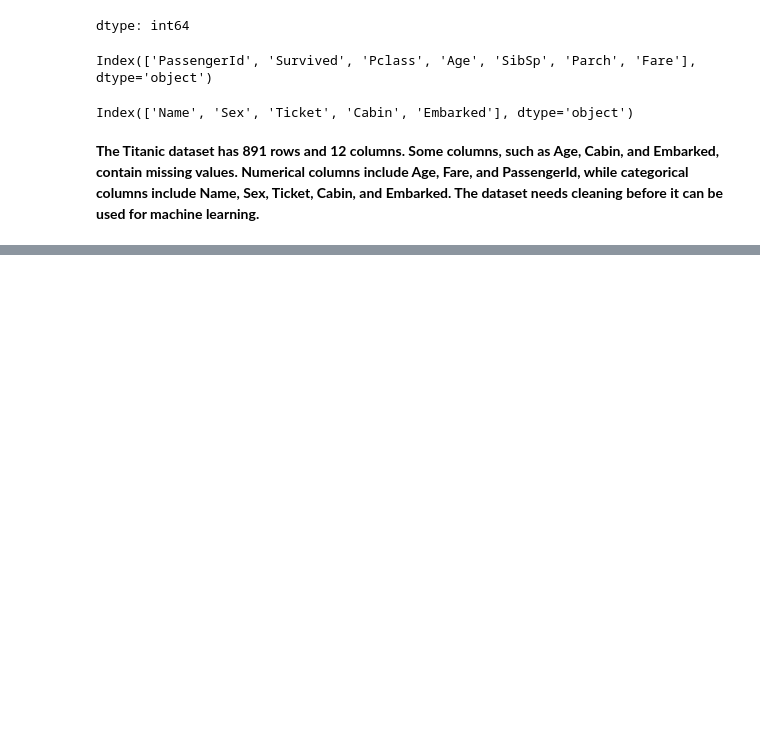
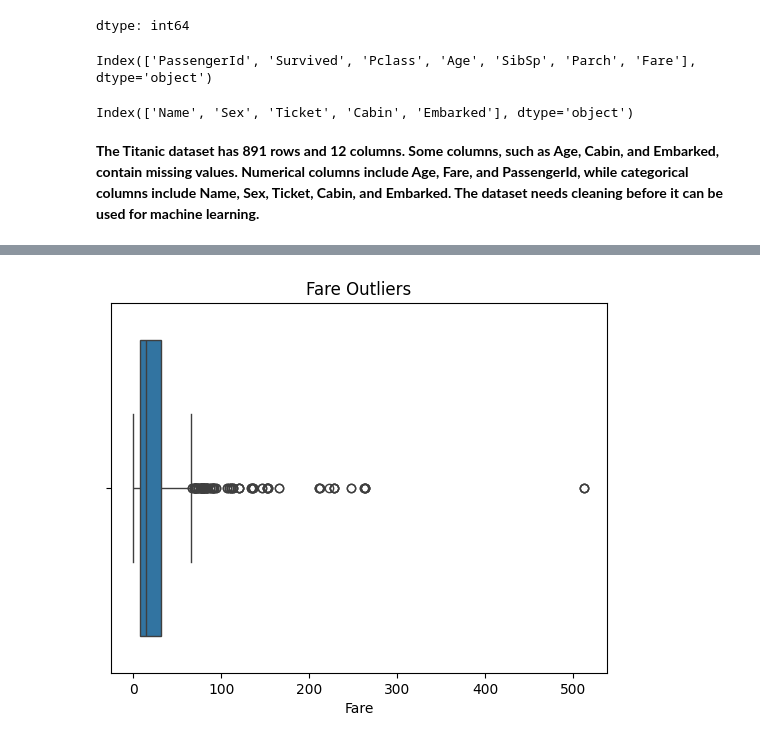
Before and after one commit to AbdullahIdrees291/neurofive-ml-track, a Jupyter notebook: Task_01.ipynb, the cells around one changed output, grey strips where cells are left out. Drawn from its saved outputs; the diff is of its cells as text; code cells hidden in the pictures; blank space fills up the shorter version.

```diff
--- a/Task_01.ipynb
+++ b/Task_01.ipynb
@@ -81,0 +116,6 @@ Index(['Name', 'Sex', 'Ticket', 'Cabin', 'Embarked'], dtype='object')
+# %%
+sns.boxplot(x=df['Fare'])
+plt.title("Fare Outliers")
+plt.show()
+# %% [output]
+[figure, added]
```
Also changed, not shown: parts of 7 cells of this notebook.
